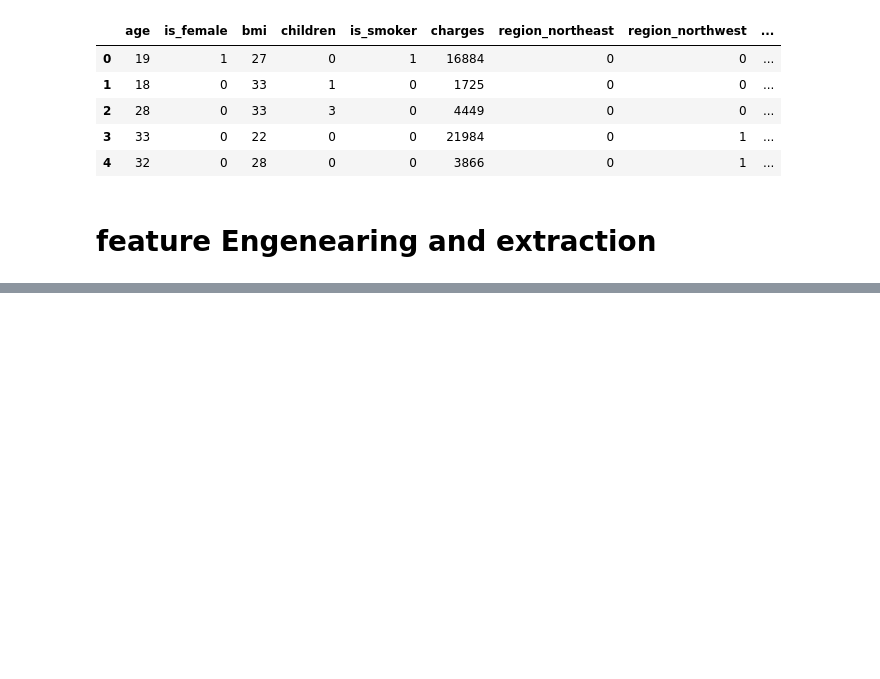
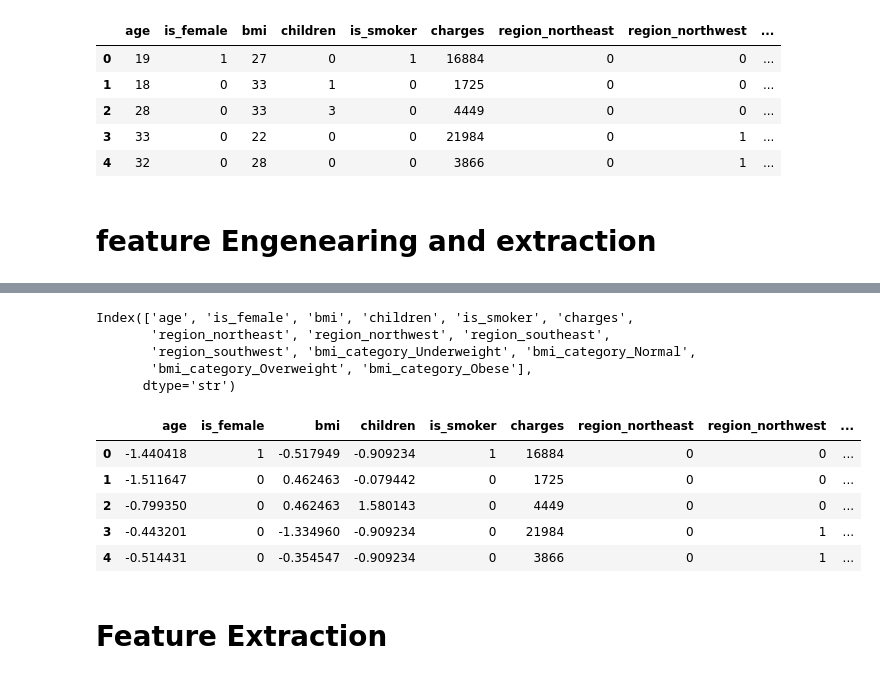
Before and after one commit to gursimranai/AI-ML-Journey, a Jupyter notebook: 12-Practice/ML/Sheriyan-AI-Practice/Machine-Learning-1.ipynb, the cells around one changed output, grey strips where cells are left out. Cells and saved outputs as stored; diff of their text form; code cells hidden in the pictures; blank space fills up the shorter version.

```diff
--- a/12-Practice/ML/Sheriyan-AI-Practice/Machine-Learning-1.ipynb
+++ b/12-Practice/ML/Sheriyan-AI-Practice/Machine-Learning-1.ipynb
@@ -269,0 +289,3 @@ df_cleaned.head()
+# %%
+df_cleaned = pd.get_dummies(df_cleaned, columns=['bmi_category'])
+df_cleaned = df_cleaned.astype('int')
@@ -269,0 +301,8 @@ df_cleaned.head()
+# %%
+df_cleaned.columns
+# %% [output]
+Index(['age', 'is_female', 'bmi', 'children', 'is_smoker', 'charges',
+       'region_northeast', 'region_northwest', 'region_southeast',
+       'region_southwest', 'bmi_category_Underweight', 'bmi_category_Normal',
+       'bmi_category_Overweight', 'bmi_category_Obese'],
+      dtype='str')
@@ -269,0 +311,17 @@ df_cleaned.head()
+# %%
+# Standardize the numerical columns between -n to +n
+cols = ['age','bmi','children']
+scaler = StandardScaler()
+
+df_cleaned[cols] = scaler.fit_transform(df_cleaned[cols])
+# %%
+df_cleaned.head()
+# %% [output]
+|  | age | is_female | bmi | children | is_smoker | charges | region_northeast | region_northwest | ... |
+| 0 | -1.440418 | 1 | -0.517949 | -0.909234 | 1 | 16884 | 0 | 0 | ... |
+| 1 | -1.511647 | 0 | 0.462463 | -0.079442 | 0 | 1725 | 0 | 0 | ... |
+| 2 | -0.799350 | 0 | 0.462463 | 1.580143 | 0 | 4449 | 0 | 0 | ... |
+| 3 | -0.443201 | 0 | -1.334960 | -0.909234 | 0 | 21984 | 0 | 1 | ... |
+| 4 | -0.514431 | 0 | -0.354547 | -0.909234 | 0 | 3866 | 0 | 1 | ... |
+# %% [markdown]
+# Feature Extraction
```
Also changed, not shown: parts of 13 cells of this notebook.
